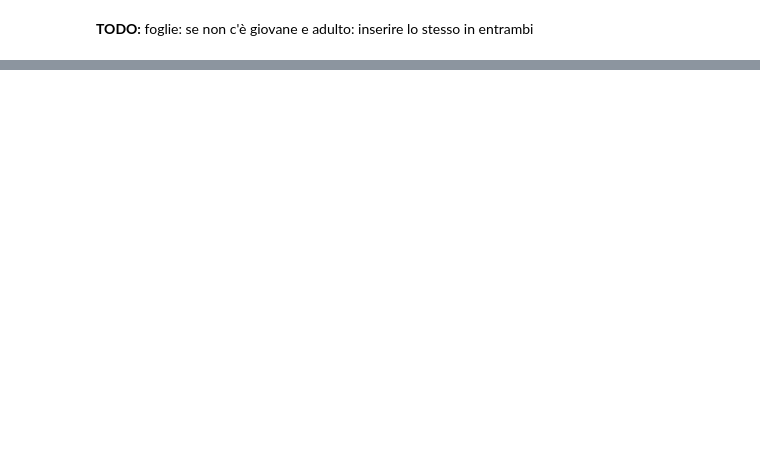
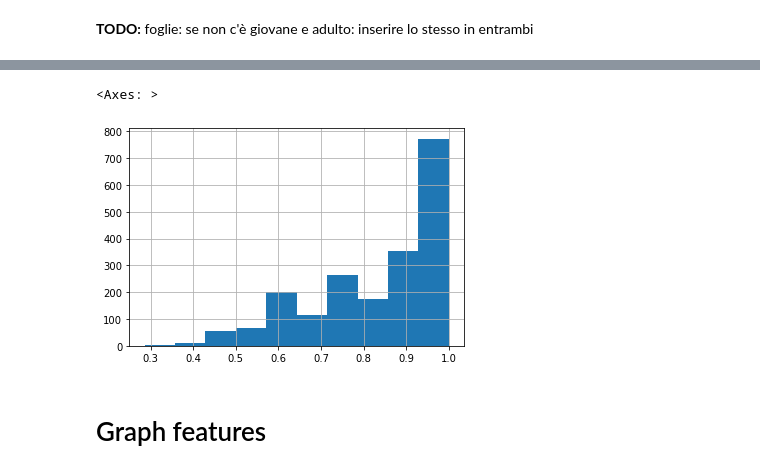
Before and after one commit to simone7monaco/newzeland-plants, a Jupyter notebook: Analysis.ipynb, the cells around one changed output, grey strips where cells are left out. Cells and saved outputs as stored; diff of their text form; code cells hidden in the pictures; blank space fills up the shorter version.

```diff
--- a/Analysis.ipynb
+++ b/Analysis.ipynb
@@ -441,0 +218,2 @@ altrimenti
+# %%
+processed_features = pd.read_csv('processed_features.csv', index_col=0)
@@ -441,0 +240,7 @@ altrimenti
+# %%
+(processed_features.isna().sum(axis=1) / processed_features.shape[1]).sort_values(ascending=False).hist()
+# %% [output]
+<Axes: >
+[figure, added]
+# %% [markdown]
+# Graph features
```
Also changed, not shown: parts of 37 cells of this notebook, 4 other files.
